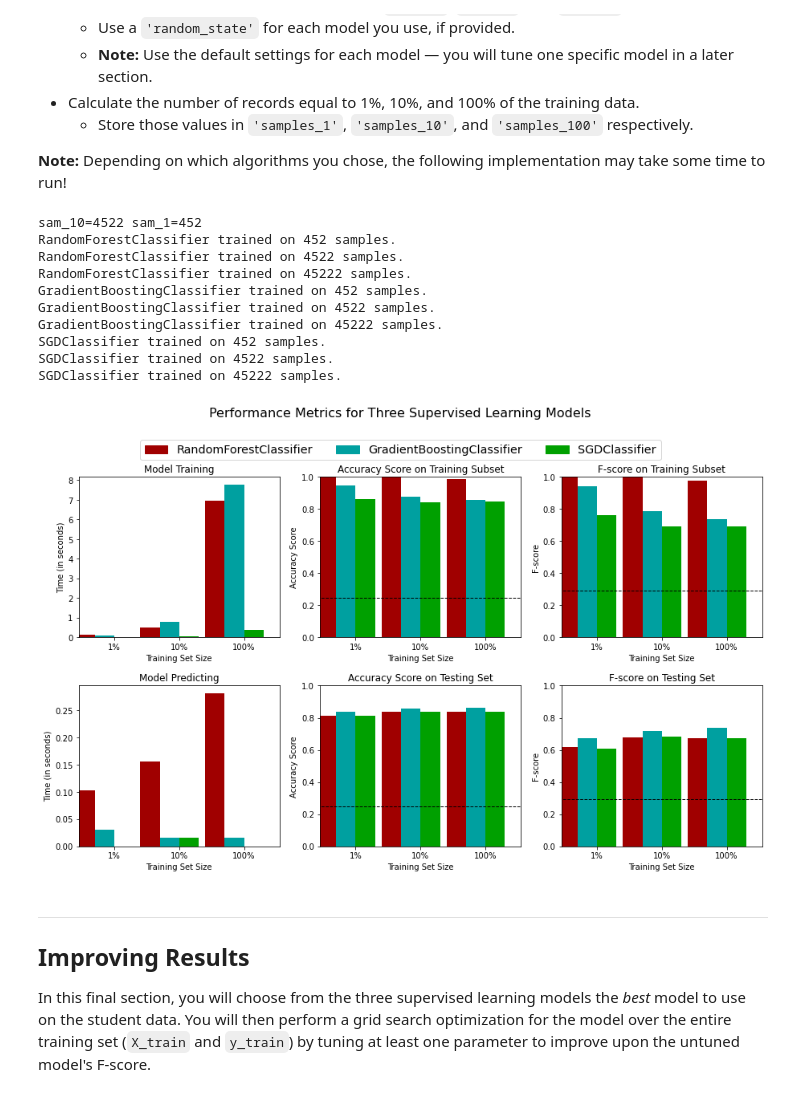
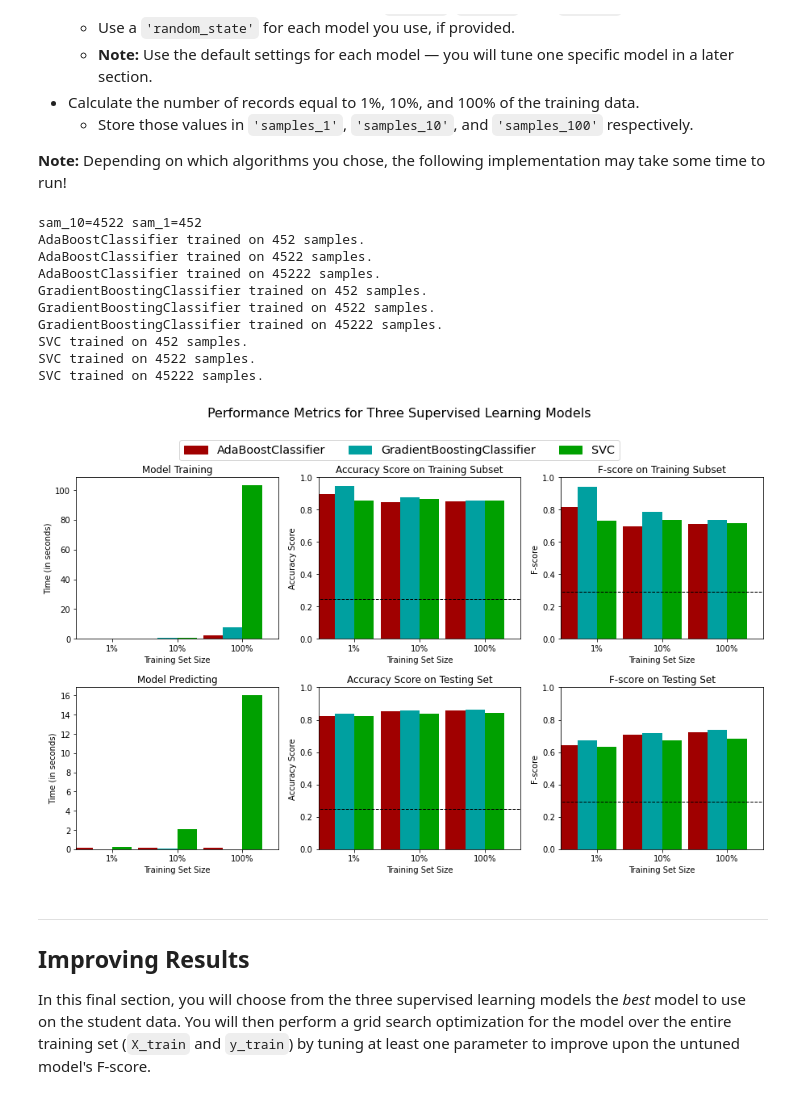
Before and after one commit to fschirrm/cd0025-supervised-learning, a Jupyter notebook: finding_donors/finding_donors.ipynb, the cells around one changed output. Saved outputs shown, nothing was run; the diff lists cells and outputs as text; code cells hidden in the pictures.

```diff
--- a/finding_donors/finding_donors.ipynb
+++ b/finding_donors/finding_donors.ipynb
@@ -371,51 +407,49 @@ In the code cell, you will need to implement the following:
 # %%
 # TODO: Import the three supervised learning models from sklearn
 # from sklearn.svm import SVC
-from sklearn.naive_bayes import GaussianNB
 from sklearn.ensemble import AdaBoostClassifier, GradientBoostingClassifier, RandomForestClassifier
-from sklearn.neighbors import KNeighborsClassifier
+from sklearn.svm import SVC
 from sklearn.linear_model import SGDClassifier
-from sklearn.svm import SVC
 
 
 # TODO: Initialize the three models
-clf_A = RandomForestClassifier(random_state=12)
+clf_A = AdaBoostClassifier(random_state=12)
 clf_B = GradientBoostingClassifier(random_state=12)
-clf_C = SGDClassifier(random_state=12)
+clf_C = SVC(random_state=12)
 
 # TODO: Calculate the number of samples for 1%, 10%, and 100% of the training data
 # HINT: samples_100 is the entire training set i.e. len(y_train)
 # HINT: samples_10 is 10% of samples_100 (ensure to set the count of the values to be `int` and not `float`)
 # HINT: samples_1 is 1% of samples_100 (ensure to set the count of the values to be `int` and not `float`)
 samples_100 = n_records
 samples_10 = round(n_records*0.1)
 samples_1 = round(n_records*0.01)
 
 print('sam_10={} sam_1={}'.format(samples_10, samples_1))
 
 # Collect results on the learners
 results = {}
 for clf in [clf_A, clf_B, clf_C]:
     clf_name = clf.__class__.__name__
     results[clf_name] = {}
     for i, samples in enumerate([samples_1, samples_10, samples_100]):
         results[clf_name][i] = \
         train_predict(clf, samples, X_train, y_train, X_test, y_test)
 
 # Run metrics visualization for the three supervised learning models chosen
 vs.evaluate(results, accuracy, fscore)
 # %% [output]
 sam_10=4522 sam_1=452
-RandomForestClassifier trained on 452 samples.
-RandomForestClassifier trained on 4522 samples.
-RandomForestClassifier trained on 45222 samples.
+AdaBoostClassifier trained on 452 samples.
+AdaBoostClassifier trained on 4522 samples.
+AdaBoostClassifier trained on 45222 samples.
 GradientBoostingClassifier trained on 452 samples.
 GradientBoostingClassifier trained on 4522 samples.
 GradientBoostingClassifier trained on 45222 samples.
-SGDClassifier trained on 452 samples.
-SGDClassifier trained on 4522 samples.
-SGDClassifier trained on 45222 samples.
+SVC trained on 452 samples.
+SVC trained on 4522 samples.
+SVC trained on 45222 samples.
-[figure, old version]
+[figure, new version]
 # %% [markdown]
 ----
 ## Improving Results
```
Also changed, not shown: parts of 12 cells of this notebook.
